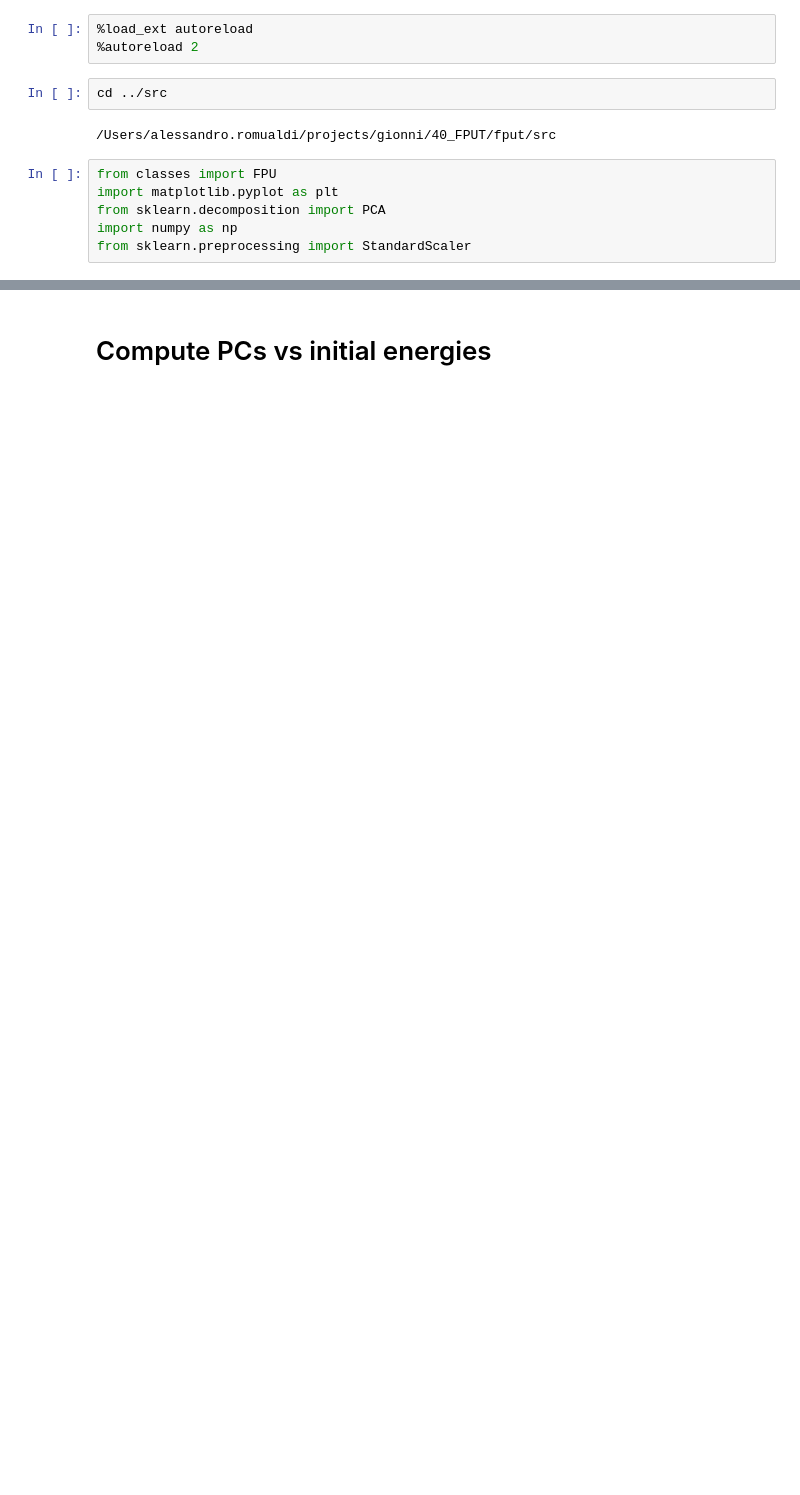
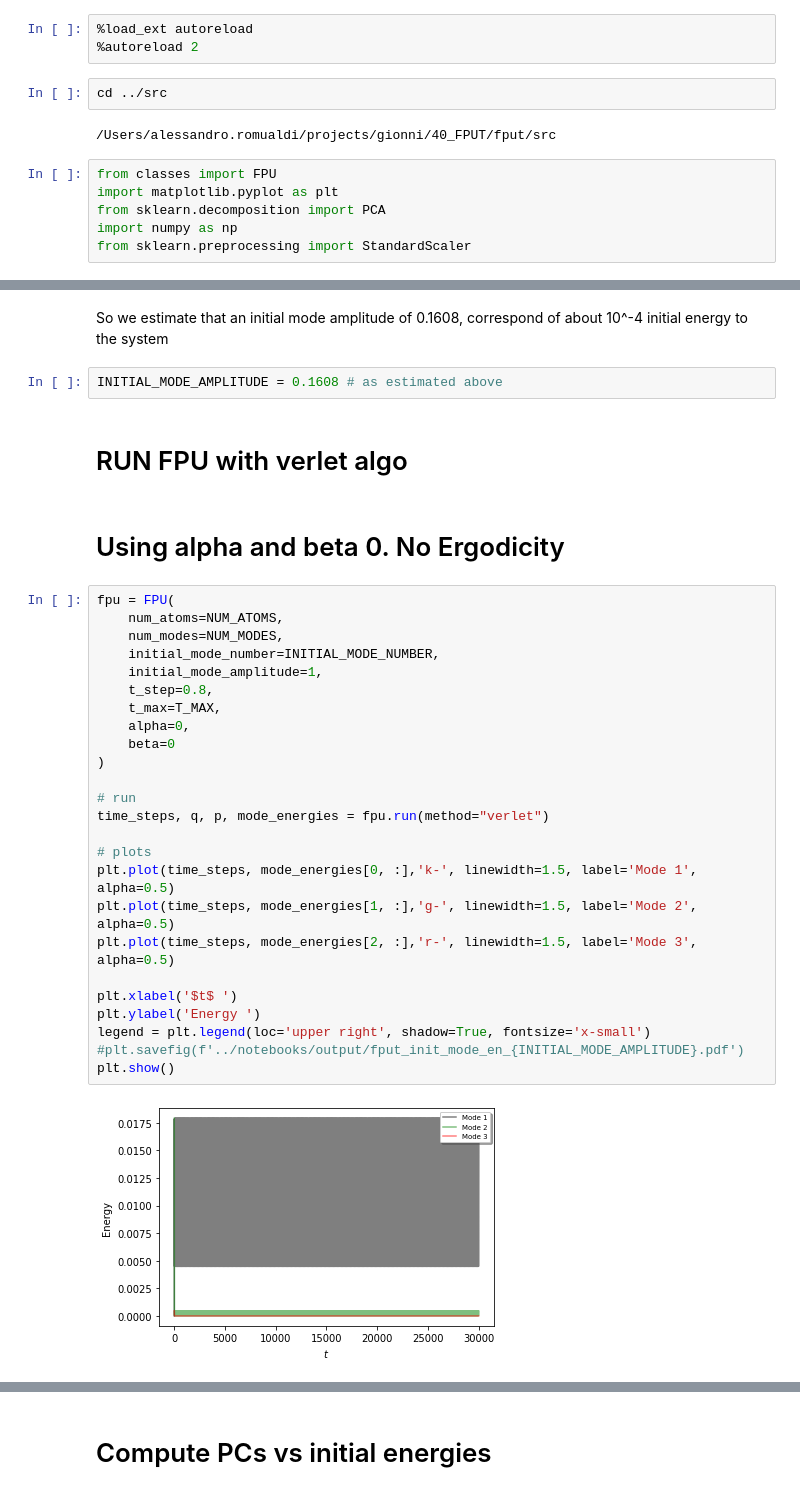
Before and after one commit to aleromualdi/FPU-Integrator, a Jupyter notebook: notebooks/create dataset.ipynb, the cells around one changed output, grey strips where cells are left out. Drawn from its saved outputs; the diff is of its cells as text; blank space fills up the shorter version.

```diff
--- a/notebooks/create dataset.ipynb
+++ b/notebooks/create dataset.ipynb
@@ -43,0 +44,35 @@ fpu._compute_mode_energy(fpu.q[:, 0], fpu.p[:, 0], 1)/32
+# %% [markdown]
+So we estimate that an initial mode amplitude of 0.1608, correspond of about 10^-4 initial energy to the system
+# %%
+INITIAL_MODE_AMPLITUDE = 0.1608 # as estimated above
+# %% [markdown]
+# RUN FPU with verlet algo
+# %% [markdown]
+# Using alpha and beta 0. No Ergodicity
+# %%
+fpu = FPU(
+    num_atoms=NUM_ATOMS,
+    num_modes=NUM_MODES,
+    initial_mode_number=INITIAL_MODE_NUMBER,
+    initial_mode_amplitude=1,
+    t_step=0.8,
+    t_max=T_MAX,
+    alpha=0,
+    beta=0
+)
+
+# run
+time_steps, q, p, mode_energies = fpu.run(method="verlet")
+
+# plots
+plt.plot(time_steps, mode_energies[0, :],'k-', linewidth=1.5, label='Mode 1', alpha=0.5)
+plt.plot(time_steps, mode_energies[1, :],'g-', linewidth=1.5, label='Mode 2', alpha=0.5)
+plt.plot(time_steps, mode_energies[2, :],'r-', linewidth=1.5, label='Mode 3', alpha=0.5)
+
+plt.xlabel('$t$ ')
+plt.ylabel('Energy ')
+legend = plt.legend(loc='upper right', shadow=True, fontsize='x-small')
+#plt.savefig(f'../notebooks/output/fput_init_mode_en_{INITIAL_MODE_AMPLITUDE}.pdf')
+plt.show()
+# %% [output]
+[figure, added]
```
Also changed, not shown: parts of 32 cells of this notebook, 1 other file.
